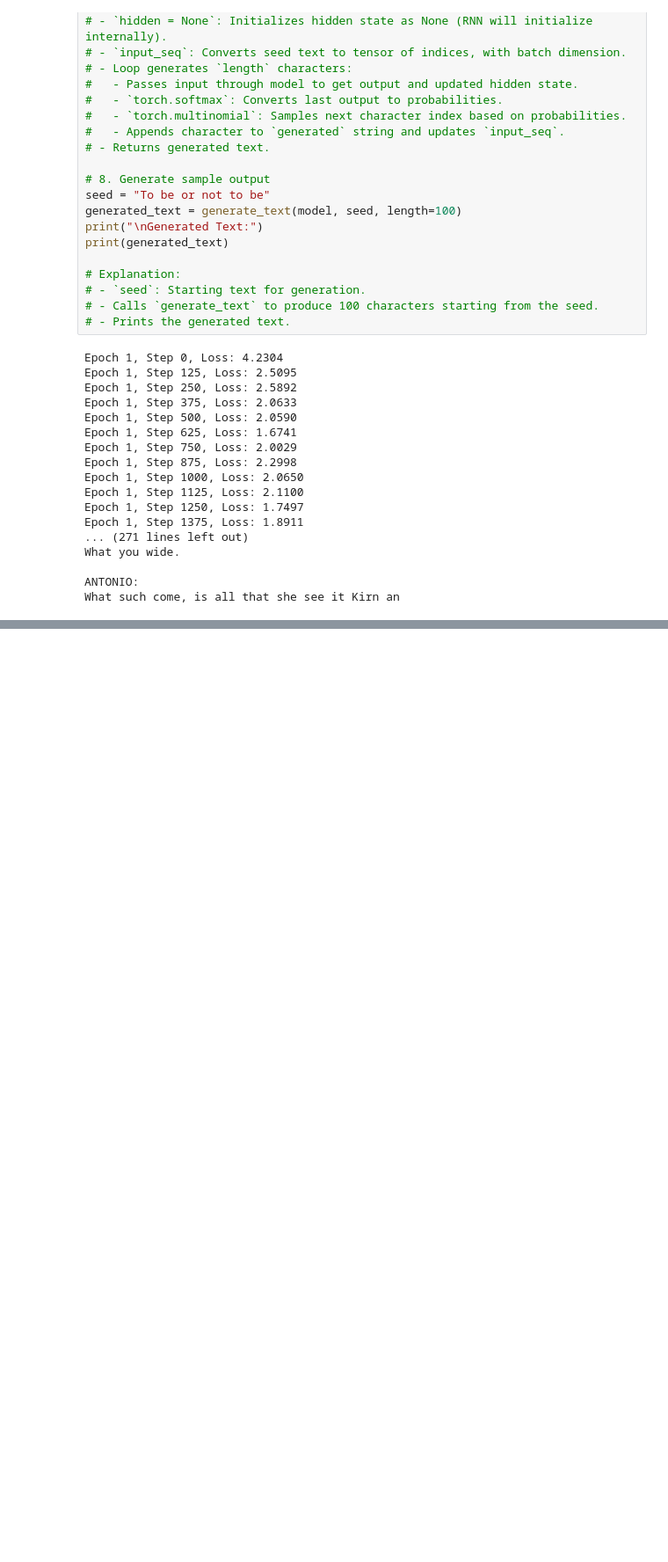
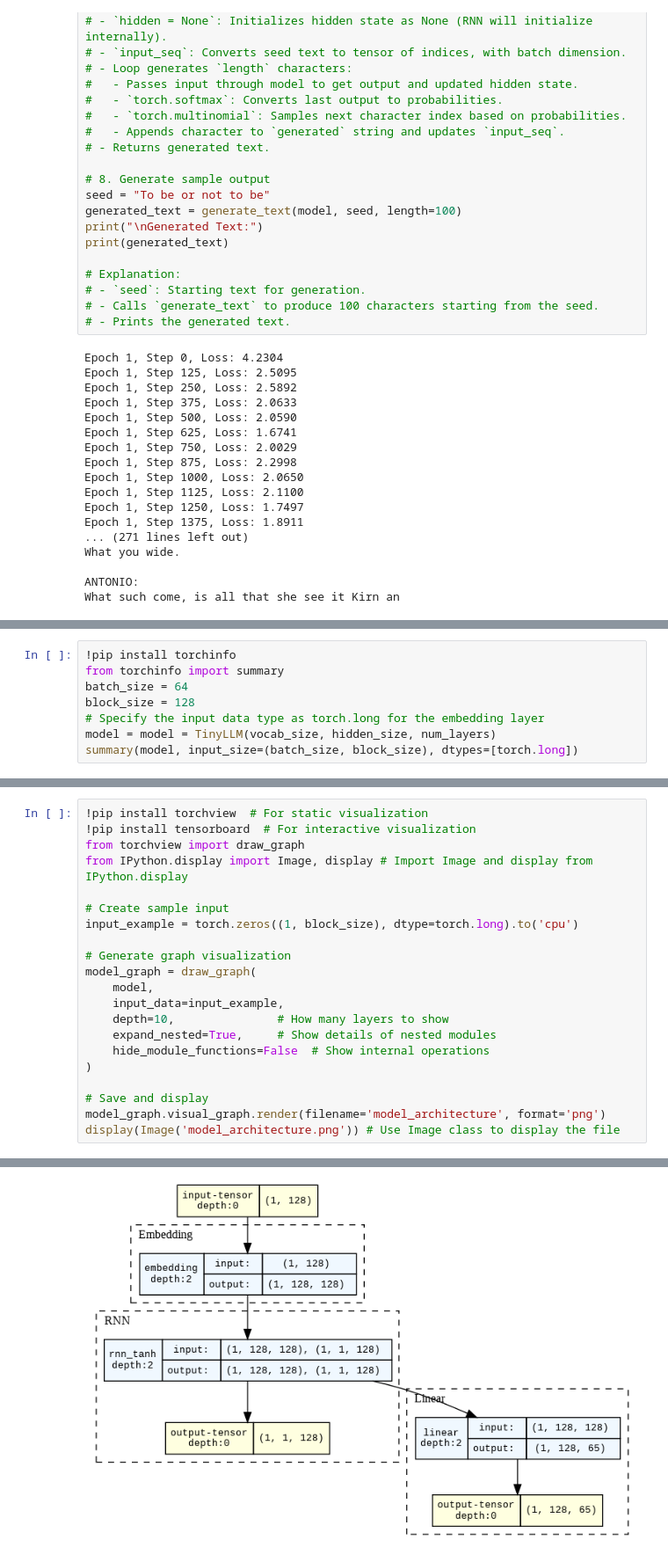
Before and after one commit to mnsbharadwaj/AI-NLP, a Jupyter notebook: RNN_based_LLM.ipynb, the cells around one changed output, grey strips where cells are left out. Shown: that part at 88% size. Drawn from its saved outputs; the diff is of its cells as text; blank space fills up the shorter version.

```diff
--- a/RNN_based_LLM.ipynb
+++ b/RNN_based_LLM.ipynb
@@ -178,0 +181,8 @@ What such come, is all that she see it Kirn an
+# %%
+!pip install torchinfo
+from torchinfo import summary
+batch_size = 64
+block_size = 128
+# Specify the input data type as torch.long for the embedding layer
+model = model = TinyLLM(vocab_size, hidden_size, num_layers)
+summary(model, input_size=(batch_size, block_size), dtypes=[torch.long])
@@ -178,0 +213,22 @@ What such come, is all that she see it Kirn an
+# %%
+!pip install torchview  # For static visualization
+!pip install tensorboard  # For interactive visualization
+from torchview import draw_graph
+from IPython.display import Image, display # Import Image and display from IPython.display
+
+# Create sample input
+input_example = torch.zeros((1, block_size), dtype=torch.long).to('cpu')
+
+# Generate graph visualization
+model_graph = draw_graph(
+    model,
+    input_data=input_example,
+    depth=10,               # How many layers to show
+    expand_nested=True,     # Show details of nested modules
+    hide_module_functions=False  # Show internal operations
+)
+
+# Save and display
+model_graph.visual_graph.render(filename='model_architecture', format='png')
+display(Image('model_architecture.png')) # Use Image class to display the file
+# %% [output]
@@ -178,0 +249 @@ What such come, is all that she see it Kirn an
+[figure, added]
```
Also changed, not shown: parts of 3 cells of this notebook.
